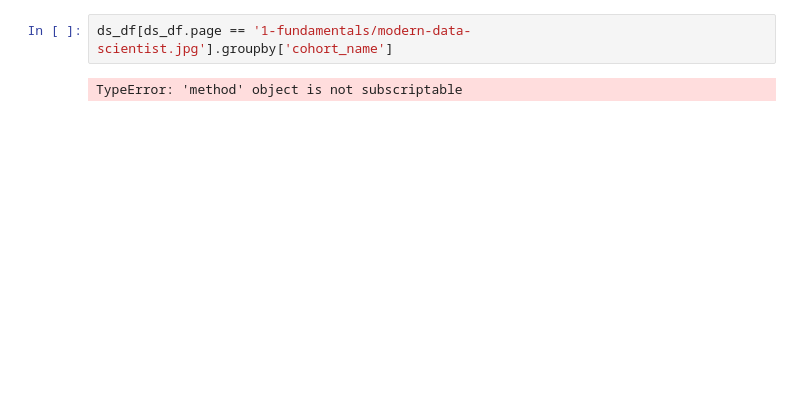
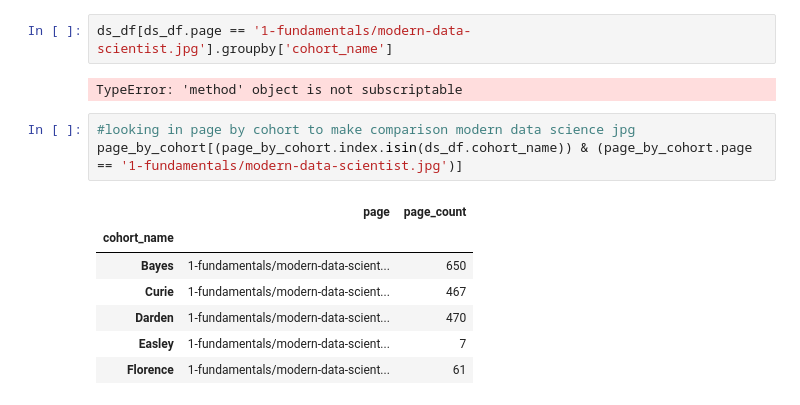
Before and after one commit to codeupdonuts/anomaly-project, a Jupyter notebook: cristina-notebook.ipynb, the cells around one changed output. Saved outputs shown, nothing was run; the diff lists cells and outputs as text; blank space fills up the shorter version.

```diff
--- a/cristina-notebook.ipynb
+++ b/cristina-notebook.ipynb
@@ -786,3 +786,14 @@ ds_df.head()
 ds_df[ds_df.page == '1-fundamentals/modern-data-scientist.jpg'].groupby['cohort_name']
 # %% [output]
 TypeError: 'method' object is not subscriptable
+# %%
+#looking in page by cohort to make comparison modern data science jpg
+page_by_cohort[(page_by_cohort.index.isin(ds_df.cohort_name)) & (page_by_cohort.page == '1-fundamentals/modern-data-scientist.jpg')]
+# %% [output]
+|  | page | page_count |
+| cohort_name |  |  |
+| Bayes | 1-fundamentals/modern-data-scient... | 650 |
+| Curie | 1-fundamentals/modern-data-scient... | 467 |
+| Darden | 1-fundamentals/modern-data-scient... | 470 |
+| Easley | 1-fundamentals/modern-data-scient... | 7 |
+| Florence | 1-fundamentals/modern-data-scient... | 61 |
```
Also changed, not shown: parts of 6 cells of this notebook.
